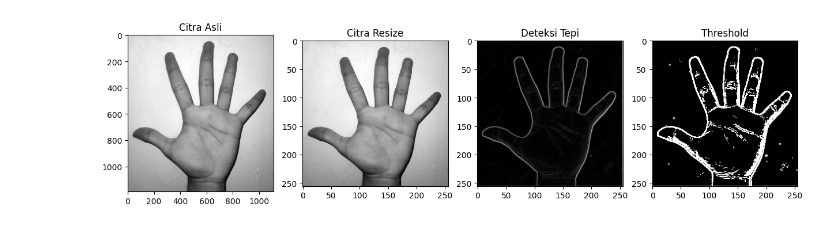
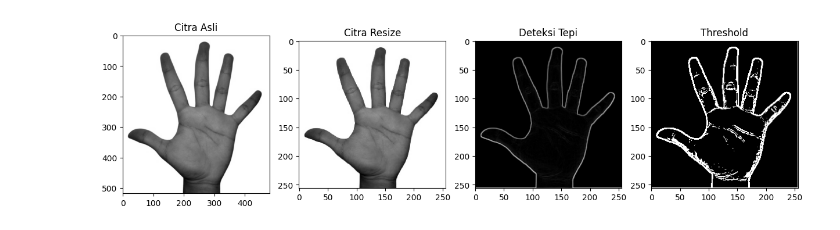
Before and after one commit to praktikum-pcd-2026/jurnal-modul-4-MuhammadRaviRayvansyah, a Jupyter notebook: modul4.ipynb, the cells around one changed output. Drawn from its saved outputs; the diff is of its cells as text; code cells hidden in the pictures.

```diff
--- a/modul4.ipynb
+++ b/modul4.ipynb
@@ -111,9 +70,5 @@ def edge(img, kernelx, kernely):
 # %%
 def resize(image, new_width, new_height):
-    """
-    Resize — ubah ukuran citra.
-    Contoh: hasil = fungsi_dua(citra, 256, 256)
-    """
     old_height, old_width = image.shape[:2]
     resized_image = np.zeros((new_height, new_width), dtype=np.uint8)
     for i in range(new_height):
@@ -233,32 +241,32 @@ def thickening(img, kernel, iterasi=1):
 # %%
-tangan = cv2.imread('tangan.jpeg')
+tangan = cv2.imread('tangan1.jpg')
 
 tangan_gray = cv2.cvtColor(tangan, cv2.COLOR_BGR2GRAY)
 
 tangan_resize = resize(tangan_gray, 256, 256)
 
-tangan_sobel = edge(tangan_resize, prewittX, prewittY)
+tangan_sobel = edge(tangan_resize, sobelX, sobelY)
 
-tangan_threshold = threshold(tangan_sobel, 15)
+tangan_threshold = threshold(tangan_sobel, 10)
 
 plt.figure(figsize=(15, 10))
 
 plt.subplot(1,4,1)
 plt.imshow(tangan_gray, cmap='gray')
 plt.title('Citra Asli')
 
 plt.subplot(1,4,2)
 plt.imshow(tangan_resize, cmap='gray')
 plt.title('Citra Resize')
 
 plt.subplot(1,4,3)
 plt.imshow(tangan_sobel, cmap='gray')
 plt.title('Deteksi Tepi')
 
 plt.subplot(1,4,4)
 plt.imshow(tangan_threshold, cmap='gray')
 plt.title('Threshold')
 
 plt.show()
 # %% [output]
-[figure, old version]
+[figure, new version]
```
Also changed, not shown: parts of 23 cells of this notebook, 5 other files.
